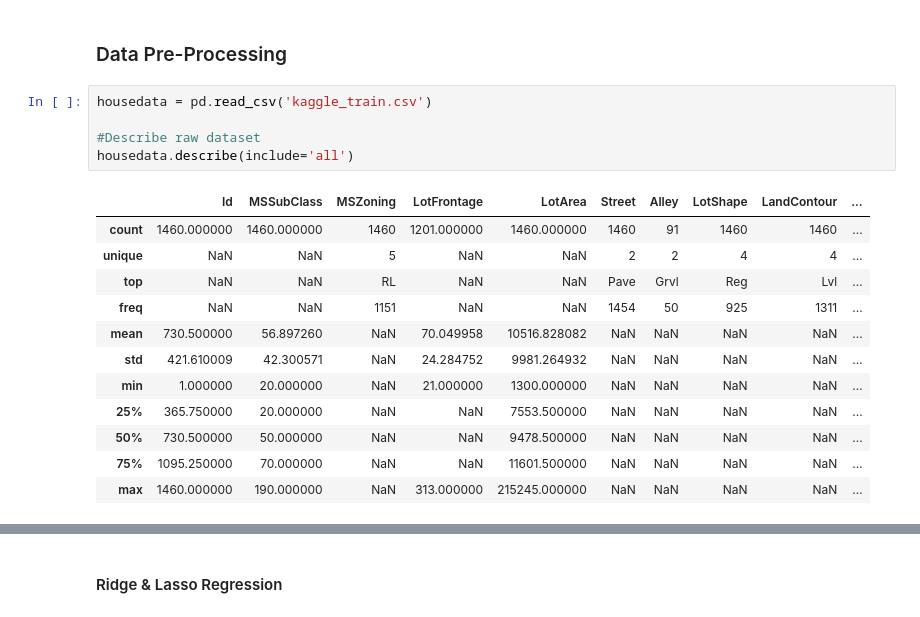
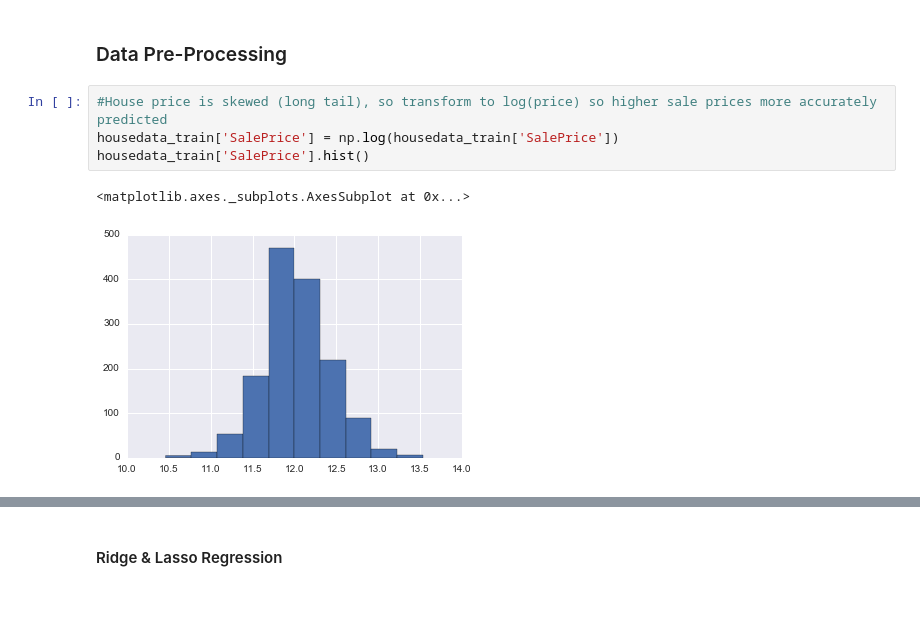
Before and after one commit to brbeckelman/Advanced-Predictive-Modeling-Class, a Jupyter notebook: HW3/HW3-apm382.ipynb, the cells around one changed output, grey strips where cells are left out. Drawn from its saved outputs; the diff is of its cells as text.

```diff
--- a/HW3/HW3-apm382.ipynb
+++ b/HW3/HW3-apm382.ipynb
@@ -836,21 +863,10 @@ Briefly describe your work on each of these steps. Explain (very briefly) what a
 # %% [markdown]
 ### Data Pre-Processing
-# %%
-housedata = pd.read_csv('kaggle_train.csv')
-
-#Describe raw dataset
-housedata.describe(include='all')
-# %% [output]
-|  | Id | MSSubClass | MSZoning | LotFrontage | LotArea | Street | Alley | LotShape | LandContour | ... |
-| count | 1460.000000 | 1460.000000 | 1460 | 1201.000000 | 1460.000000 | 1460 | 91 | 1460 | 1460 | ... |
-| unique | NaN | NaN | 5 | NaN | NaN | 2 | 2 | 4 | 4 | ... |
-| top | NaN | NaN | RL | NaN | NaN | Pave | Grvl | Reg | Lvl | ... |
-| freq | NaN | NaN | 1151 | NaN | NaN | 1454 | 50 | 925 | 1311 | ... |
-| mean | 730.500000 | 56.897260 | NaN | 70.049958 | 10516.828082 | NaN | NaN | NaN | NaN | ... |
-| std | 421.610009 | 42.300571 | NaN | 24.284752 | 9981.264932 | NaN | NaN | NaN | NaN | ... |
-| min | 1.000000 | 20.000000 | NaN | 21.000000 | 1300.000000 | NaN | NaN | NaN | NaN | ... |
-| 25% | 365.750000 | 20.000000 | NaN | NaN | 7553.500000 | NaN | NaN | NaN | NaN | ... |
-| 50% | 730.500000 | 50.000000 | NaN | NaN | 9478.500000 | NaN | NaN | NaN | NaN | ... |
-| 75% | 1095.250000 | 70.000000 | NaN | NaN | 11601.500000 | NaN | NaN | NaN | NaN | ... |
-| max | 1460.000000 | 190.000000 | NaN | 313.000000 | 215245.000000 | NaN | NaN | NaN | NaN | ... |
+# %%
+#House price is skewed (long tail), so transform to log(price) so higher sale prices more accurately predicted
+housedata_train['SalePrice'] = np.log(housedata_train['SalePrice'])
+housedata_train['SalePrice'].hist()
+# %% [output]
+<matplotlib.axes._subplots.AxesSubplot at 0x...>
+[figure, added]
 # %%
```
Also changed, not shown: parts of 26 cells of this notebook.
